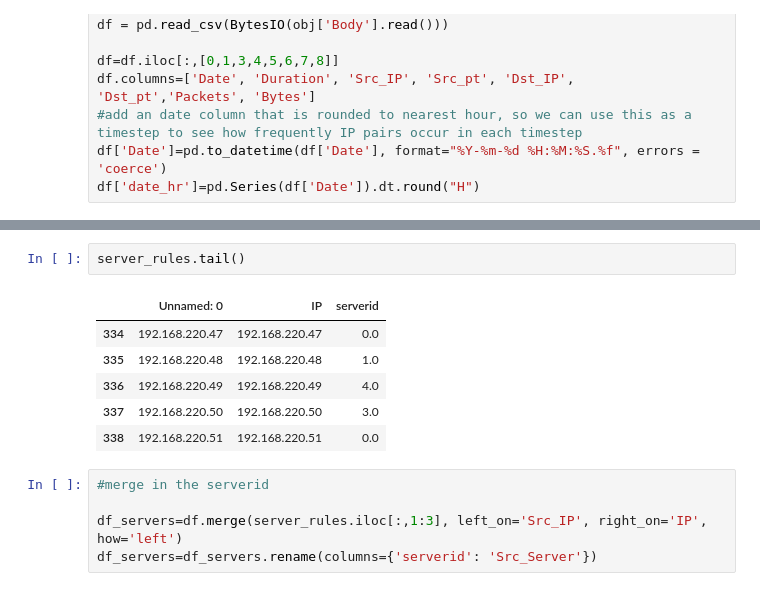
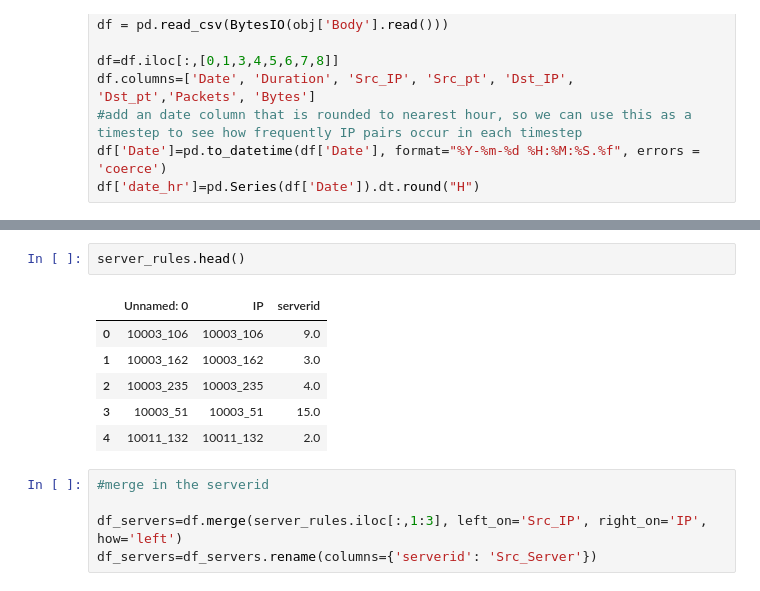
Before and after one commit to nrb75/Manifold, a Jupyter notebook: Server Assignment.ipynb, the cells around one changed output, grey strips where cells are left out. Saved outputs shown, nothing was run; the diff lists cells and outputs as text.

```diff
--- a/Server Assignment.ipynb
+++ b/Server Assignment.ipynb
@@ -40,12 +36,12 @@ server_rules2=pd.read_csv('server_rules2.csv')
 # %%
-server_rules.tail()
+server_rules.head()
 # %% [output]
 |  | Unnamed: 0 | IP | serverid |
-| 334 | 192.168.220.47 | 192.168.220.47 | 0.0 |
-| 335 | 192.168.220.48 | 192.168.220.48 | 1.0 |
-| 336 | 192.168.220.49 | 192.168.220.49 | 4.0 |
-| 337 | 192.168.220.50 | 192.168.220.50 | 3.0 |
-| 338 | 192.168.220.51 | 192.168.220.51 | 0.0 |
+| 0 | 10003_106 | 10003_106 | 9.0 |
+| 1 | 10003_162 | 10003_162 | 3.0 |
+| 2 | 10003_235 | 10003_235 | 4.0 |
+| 3 | 10003_51 | 10003_51 | 15.0 |
+| 4 | 10011_132 | 10011_132 | 2.0 |
 # %%
 #merge in the serverid
 
```
Also changed, not shown: parts of 6 cells of this notebook, 7 other files.
